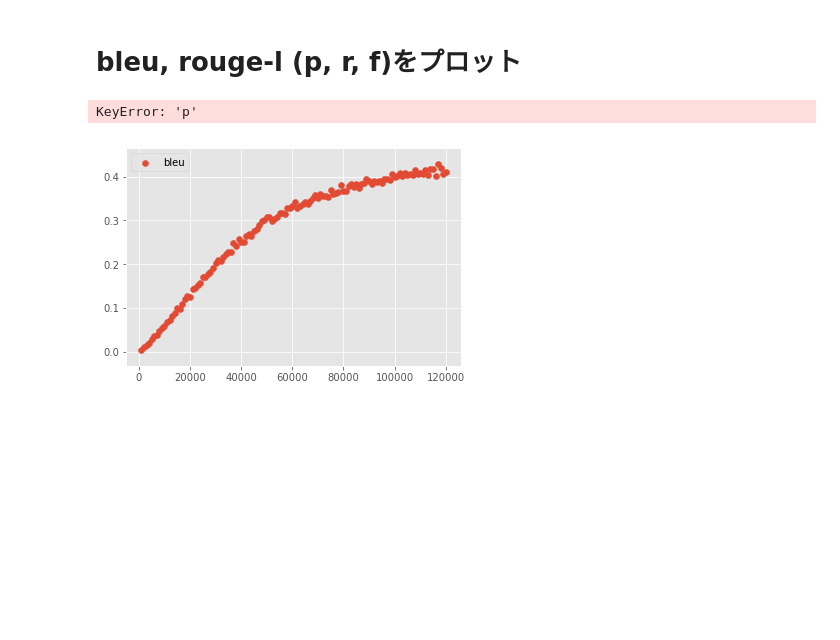
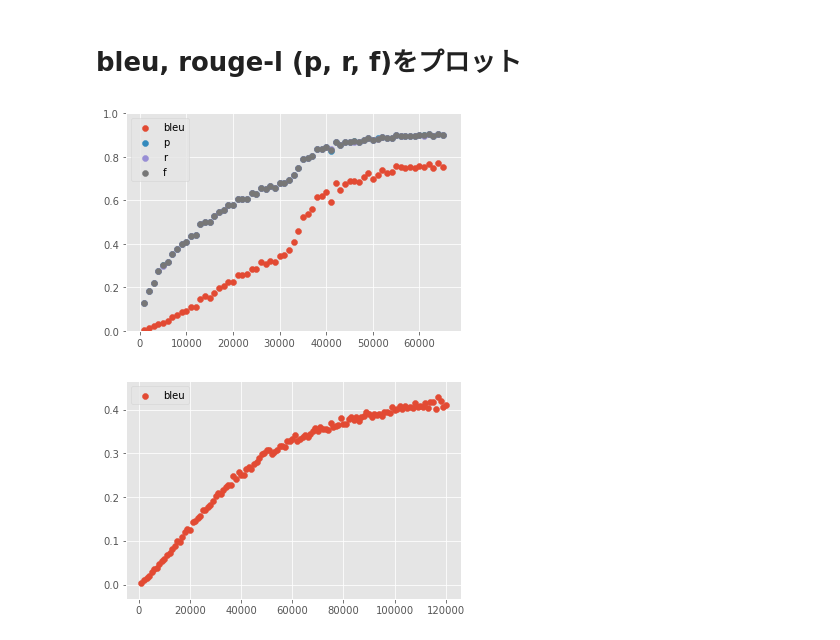
Before and after one commit to eggplant60/seq2seq_arXiv, a Jupyter notebook: Plot_graph.ipynb, the cells around one changed output. Drawn from its saved outputs; the diff is of its cells as text; code cells hidden in the pictures; blank space fills up the shorter version.

```diff
--- a/Plot_graph.ipynb
+++ b/Plot_graph.ipynb
@@ -37,32 +36,33 @@ plot_loss_perp(result_dir = 'result_ae_0122/')
 # %%
 def plot_bleu(result_dir = 'result/'):
     f = open(os.path.join(result_dir, 'log'), 'r')
     log = json.load(f)
 
     iter = []
     bleu = []
     p = []
     r = []
     f = []
     for d in log:
         if "bleu" in d:
             iter.append(d["iteration"])
             bleu.append(d["bleu"])
             p.append(d["p"])
             r.append(d["r"])
             f.append(d["f"])
 
     plt.scatter(iter, bleu, label="bleu")
     plt.scatter(iter, p, label="p")
     plt.scatter(iter, r, label="r")
     plt.scatter(iter, f, label="f")
     plt.legend()
+    plt.ylim([0.0, 1.0])
     plt.show()
 
-#plot_bleu()
+plot_bleu()
 #plot_bleu(result_dir = 'result_ae_0121')
 # %% [output]
-KeyError: 'p'
+[figure, added]
 # %%
 def plot_bleu_old(result_dir = 'result/'):
     f = open(os.path.join(result_dir, 'log'), 'r')
```
Also changed, not shown: parts of 1 cell of this notebook, 14 other files.
